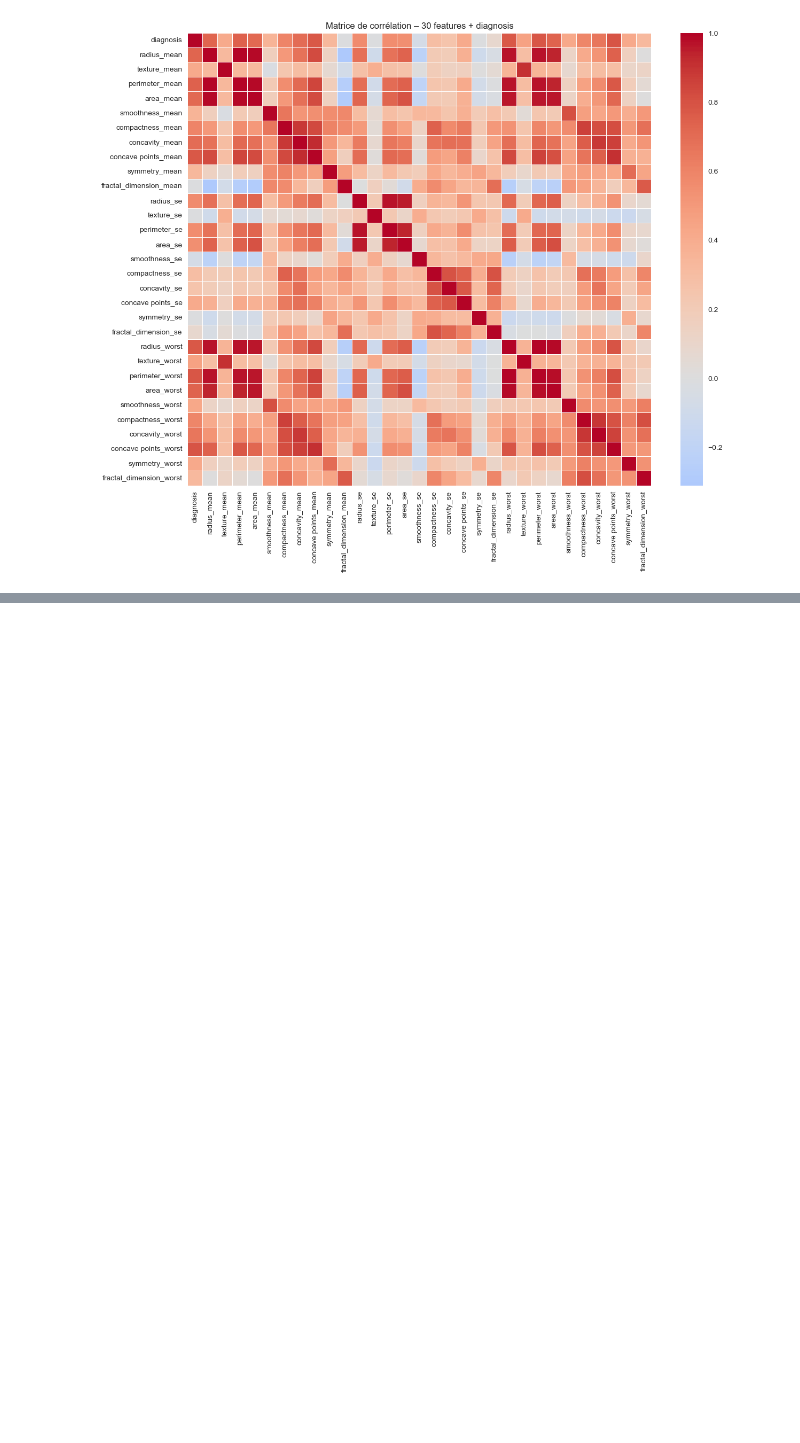
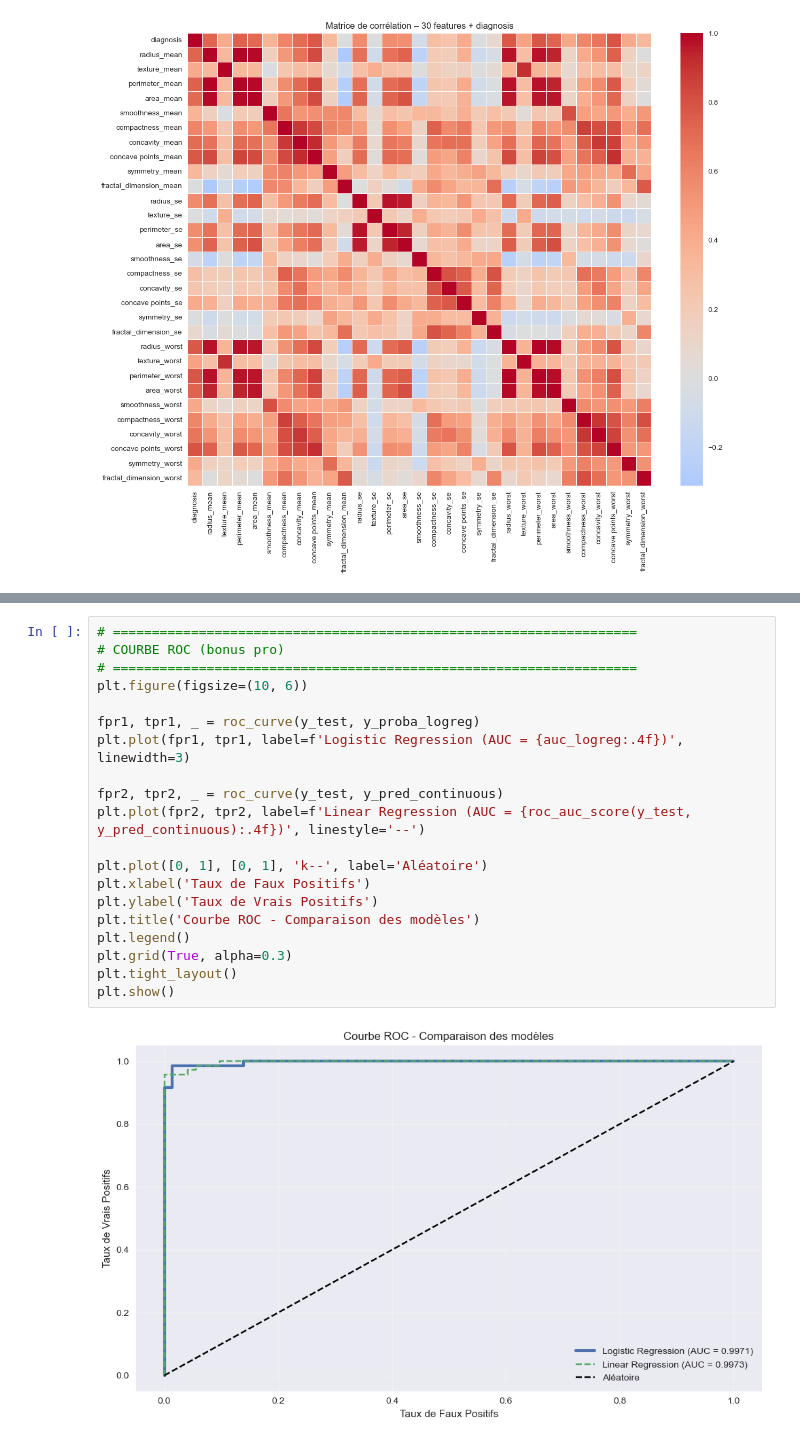
Before and after one commit to youssef060902/Algonomads_ML, a Jupyter notebook: Project.ipynb, the cells around one changed output, grey strips where cells are left out. Drawn from its saved outputs; the diff is of its cells as text; blank space fills up the shorter version.

```diff
--- a/Project.ipynb
+++ b/Project.ipynb
@@ -213,0 +463,22 @@ plt.show()
+# %%
+# ===================================================================
+# COURBE ROC (bonus pro)
+# ===================================================================
+plt.figure(figsize=(10, 6))
+
+fpr1, tpr1, _ = roc_curve(y_test, y_proba_logreg)
+plt.plot(fpr1, tpr1, label=f'Logistic Regression (AUC = {auc_logreg:.4f})', linewidth=3)
+
+fpr2, tpr2, _ = roc_curve(y_test, y_pred_continuous)
+plt.plot(fpr2, tpr2, label=f'Linear Regression (AUC = {roc_auc_score(y_test, y_pred_continuous):.4f})', linestyle='--')
+
+plt.plot([0, 1], [0, 1], 'k--', label='Aléatoire')
+plt.xlabel('Taux de Faux Positifs')
+plt.ylabel('Taux de Vrais Positifs')
+plt.title('Courbe ROC - Comparaison des modèles')
+plt.legend()
+plt.grid(True, alpha=0.3)
+plt.tight_layout()
+plt.show()
+# %% [output]
+[figure, added]
```
Also changed, not shown: parts of 12 cells of this notebook.
